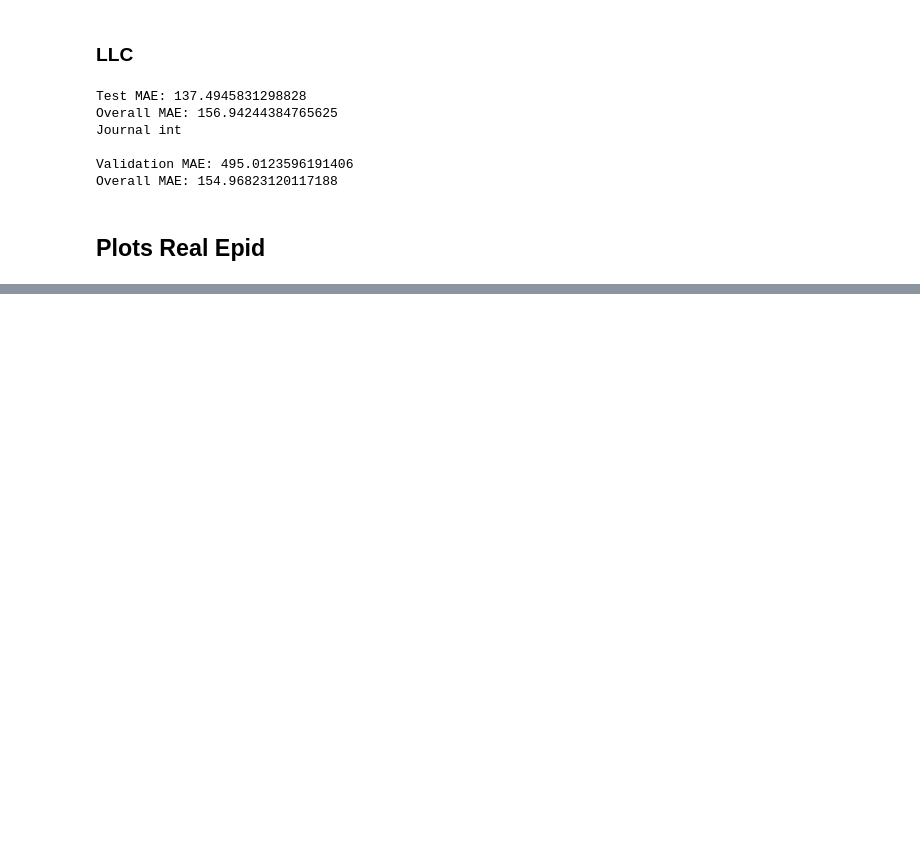
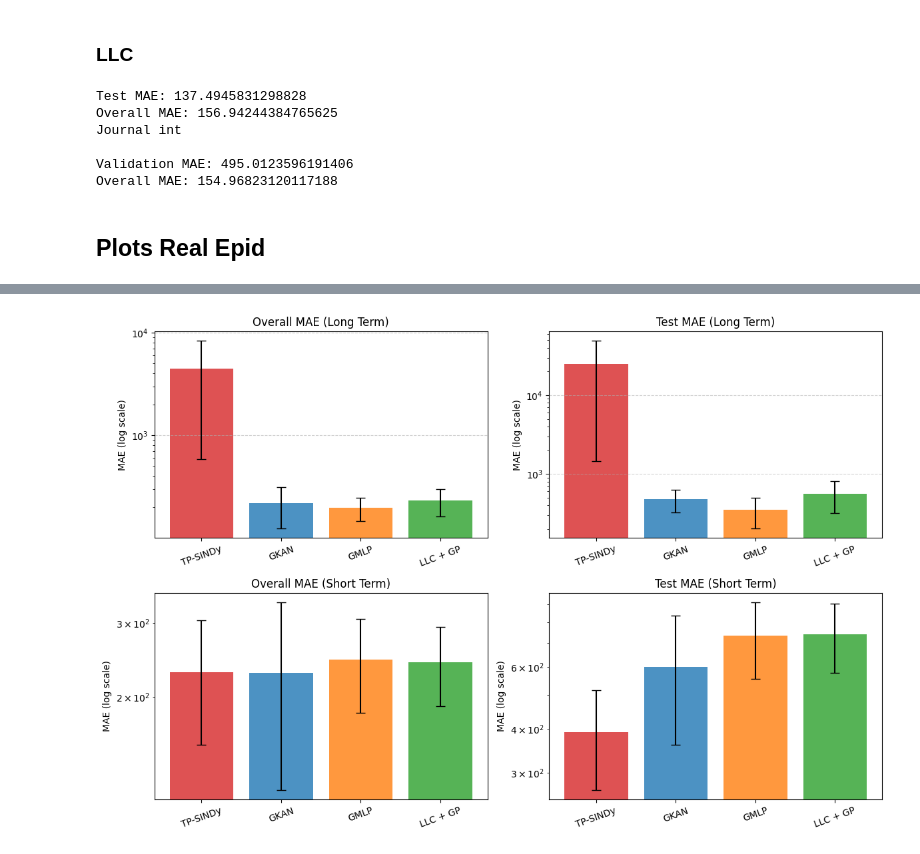
Before and after one commit to riccardocappi/Kan-for-Interpretable-Graph-Dynamics, a Jupyter notebook: plots.ipynb, the cells around one changed output, grey strips where cells are left out. Saved outputs shown, nothing was run; the diff lists cells and outputs as text; code cells hidden in the pictures; blank space fills up the shorter version.

Commit message:
- More plots - Refitting coefficients TP-SINDy

```diff
--- a/plots.ipynb
+++ b/plots.ipynb
@@ -1541,15 +1527,3 @@ def plot_bar_with_errors(data_dict, use_std=True, log_scale=True, epsilon=1e-5):
     plt.grid(axis='y', which='both' if log_scale else 'major', linestyle='--', alpha=0.7)
     plt.tight_layout()
     plt.show()
-# %%
-tss_ts_res = [50494.55859375, 1745.3330078125, 275.60406494140625]
-gkan_ts_res = [436.7903137207031, 191.55946350097656, 248.85211181640625]
-mpnn_ts_res = [303.71746826171875, 106.73995208740234, 122.84388732910156]
-
-data = {
-    'TP-SINDy': [50494.55859375, 1745.3330078125, 275.60406494140625],
-    'GKAN': [436.7903137207031, 191.55946350097656, 248.85211181640625],
-    'GMLP': [303.71746826171875, 106.73995208740234, 319.7994689941406]
-}
-
-plot_bar_with_errors(data)
@@ -1558,8 +1529,0 @@ plot_bar_with_errors(data)
-# %%
-data = {
-    'TP-SINDy': [705.3067626953125, 130.78466796875, 319.00238037109375],
-    'GKAN': [757.7401733398438, 363.338134765625, 318.2174377441406],
-    'GMLP': [676.179443359375, 835.6781005859375, 122.84388732910156]
-}
-
-plot_bar_with_errors(data, log_scale=False)
@@ -1567,0 +1530,59 @@ plot_bar_with_errors(data, log_scale=False)
+# %%
+tables = {
+    "Overall MAE (Long Term)": {
+        "TP-SINDy": [12133.45, 592.07, 573.42],
+        "GKAN": [409.19, 132.63, 115.09],
+        "GMLP": [295.48, 165.40, 130.71],
+        "LLC + GP": [371.19, 168.82, 156.94],
+    },
+    "Test MAE (Long Term)": {
+        "TP-SINDy": [72641.24, 1576.14, 1349.82],
+        "GKAN": [773.17, 271.81, 384.39],
+        "GMLP": [640.31, 210.56, 193.83],
+        "LLC + GP": [991.14, 567.99, 137.49],
+    },
+    "Overall MAE (Short Term)": {
+        "TP-SINDy": [345.18, 86.95, 256.10],
+        "GKAN": [444.17, 139.88, 100.70],
+        "GMLP": [334.75, 275.66, 125.98],
+        "LLC + GP": [334.60, 236.02, 154.96],
+    },
+    "Test MAE (Short Term)": {
+        "TP-SINDy": [626.85, 210.92, 337.05],
+        "GKAN": [1073.45, 396.37, 325.02],
+        "GMLP": [978.90, 838.70, 383.81],
+        "LLC + GP": [1049.91, 677.13, 495.01],
+    },
+}
+models = list(next(iter(tables.values())).keys())
+colors = ["tab:red", "tab:blue", "tab:orange", "tab:green"]
+
+# Plot
+fig, axes = plt.subplots(2, 2, figsize=(12, 8))
+axes = axes.flatten()
+
+for i, (title, data) in enumerate(tables.items()):
+    ax = axes[i]
+
+    means = []
+    errors = []
+    for model in models:
+        values = np.array(data[model])
+        mean_val = np.mean(values)
+        std_error = np.std(values, ddof=1) / np.sqrt(len(values))  # standard error
+        means.append(mean_val)
+        errors.append(std_error)
+
+    x = np.arange(len(models))
+    ax.bar(x, means, yerr=errors, capsize=5, color=colors, alpha=0.8)
+    ax.set_xticks(x)
+    ax.set_xticklabels(models, rotation=20)
+    ax.set_ylabel("MAE (log scale)")
+    ax.set_yscale("log")
+    ax.set_title(title)
+    ax.grid(axis="y", linestyle="--", alpha=0.6)
+
+plt.tight_layout()
+plt.show()
+# %% [output]
+[figure, added]
```
Also changed, not shown: parts of 15 cells of this notebook, 3 other files.
